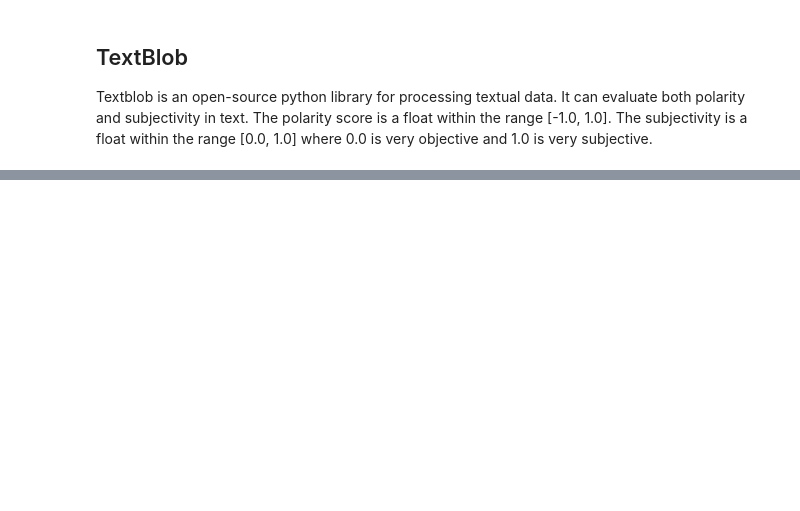
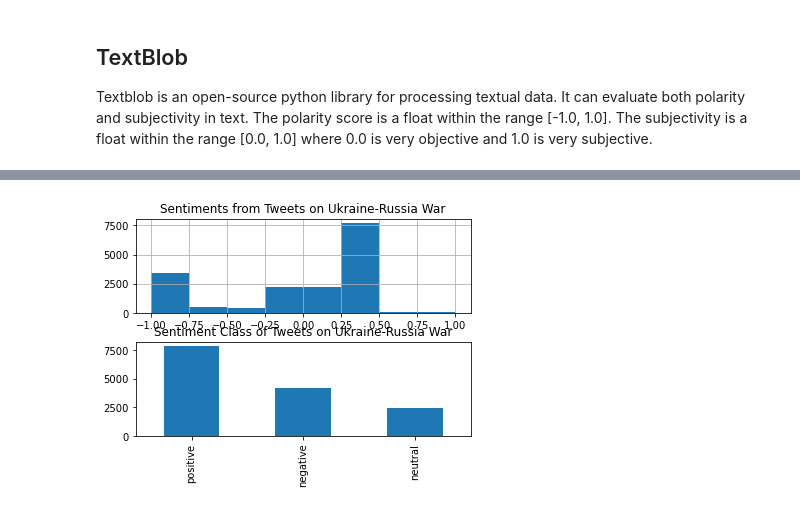
Before and after one commit to csauyong/russia-ukraine, a Jupyter notebook: Russia-Ukraine Sentiment Analysis.ipynb, the cells around one changed output, grey strips where cells are left out. Saved outputs shown, nothing was run; the diff lists cells and outputs as text; code cells hidden in the pictures; blank space fills up the shorter version.

```diff
--- a/Russia-Ukraine Sentiment Analysis.ipynb
+++ b/Russia-Ukraine Sentiment Analysis.ipynb
@@ -140,0 +141,10 @@ plt.show()
+# %%
+ax1 = plt.subplot(2, 1, 1)
+df.hist(column="azure_polar", bins=[-1, -0.75, -0.5, -0.25, 0.25, 0.5, 0.75, 1], ax=ax1)
+ax1.set_title("Sentiments from Tweets on Ukraine-Russia War")
+ax2 = plt.subplot(2, 1, 2)
+df['azure_class'].value_counts().plot(kind='bar', ax=ax2)
+ax2.set_title("Sentiment Class of Tweets on Ukraine-Russia War")
+plt.show()
+# %% [output]
+[figure, added]
```
Also changed, not shown: parts of 14 cells of this notebook.
